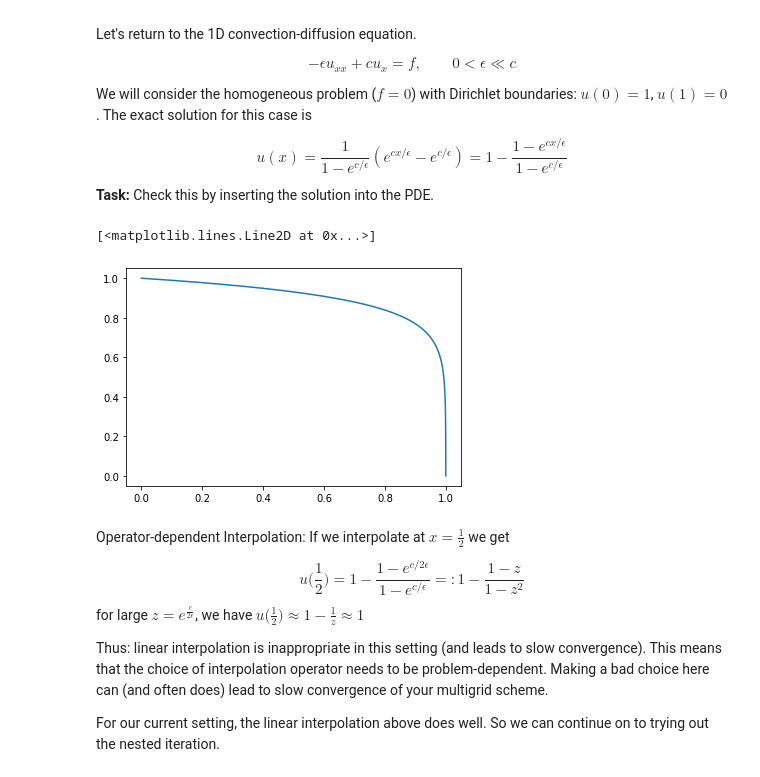
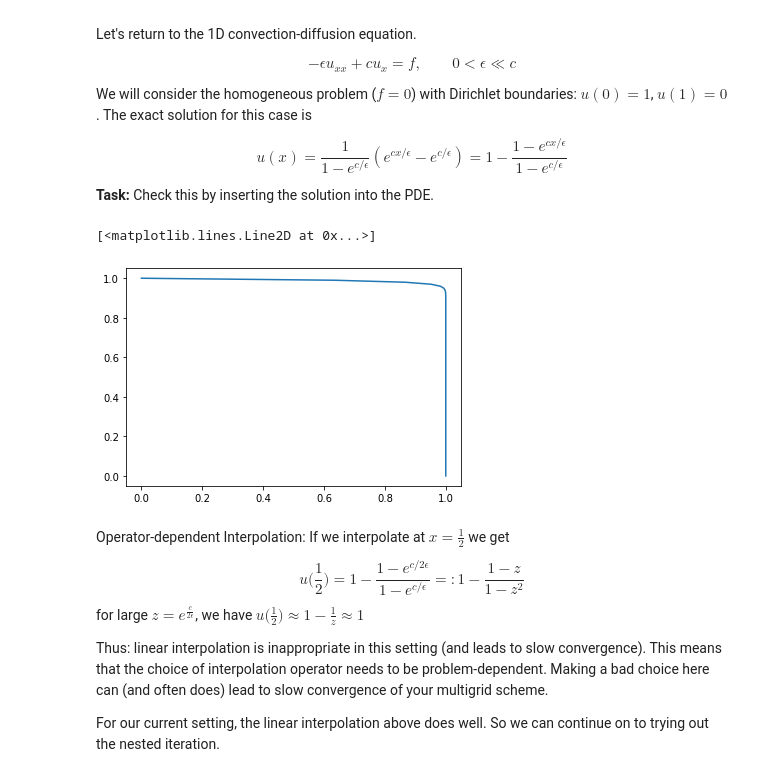
Before and after one commit to wenceorg/comp4187, a Jupyter notebook: code/2DMultigrid.ipynb, the cells around one changed output. Drawn from its saved outputs; the diff is of its cells as text; code cells hidden in the pictures.

```diff
--- a/code/2DMultigrid.ipynb
+++ b/code/2DMultigrid.ipynb
@@ -580,13 +582,13 @@ $$ u(x) = \frac{1}{1 - e^{c /\epsilon}} \left( e^{c x /\epsilon} - e^{c /\epsilo
 **Task:** Check this by inserting the solution into the PDE.
 # %%
 y = np.linspace(0,1,100)
-eps = 0.1
+eps = 0.01
 c = 1
 u = lambda x: 1-(1-np.exp(c*x/eps))/(1-np.exp(c/eps))
 plt.plot(u(y),y)
 # %% [output]
 [<matplotlib.lines.Line2D at 0x...>]
-[figure, old version]
+[figure, new version]
 # %% [markdown]
 Operator-dependent Interpolation: If we interpolate at $x=\frac{1}{2}$ we get
 
```
Also changed, not shown: parts of 4 cells of this notebook, 10 other files.
